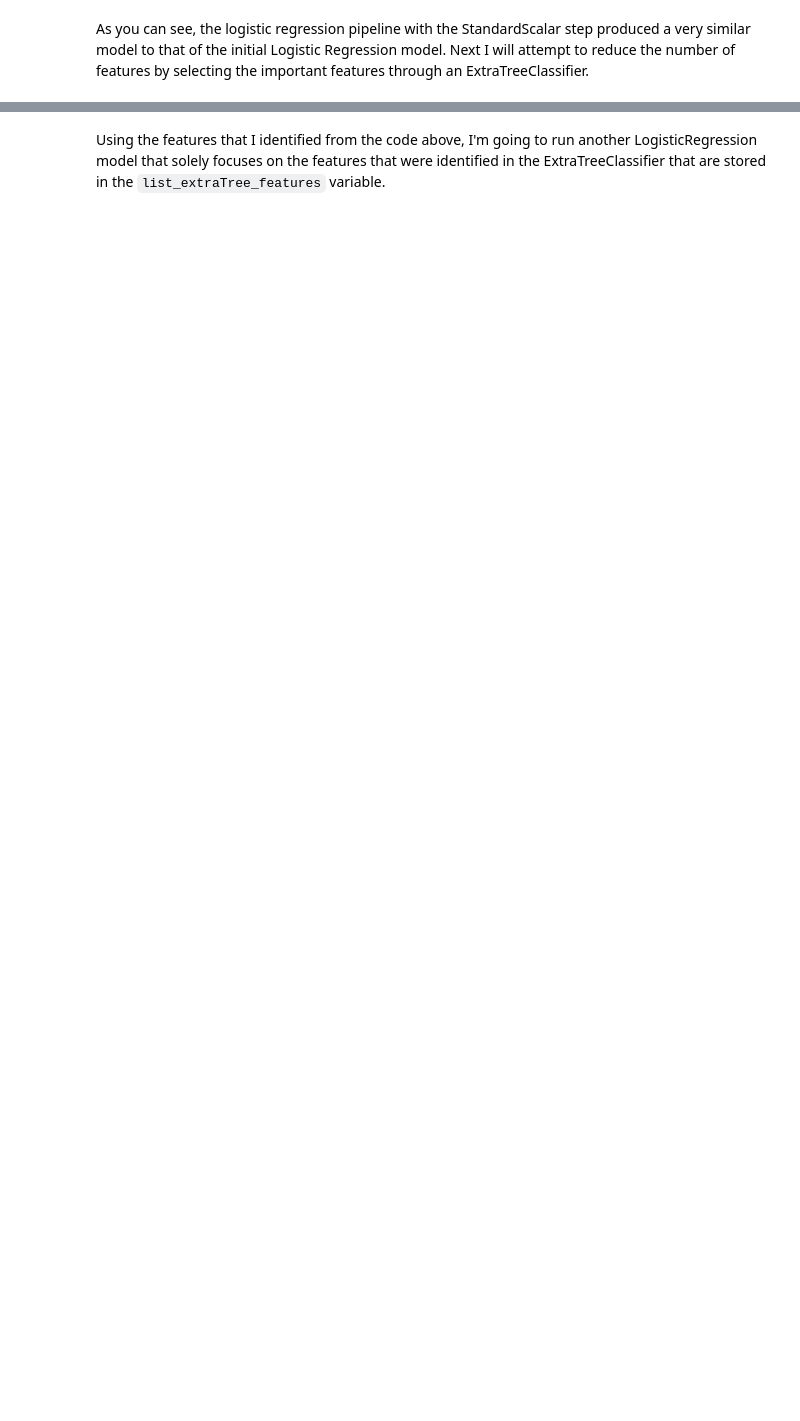
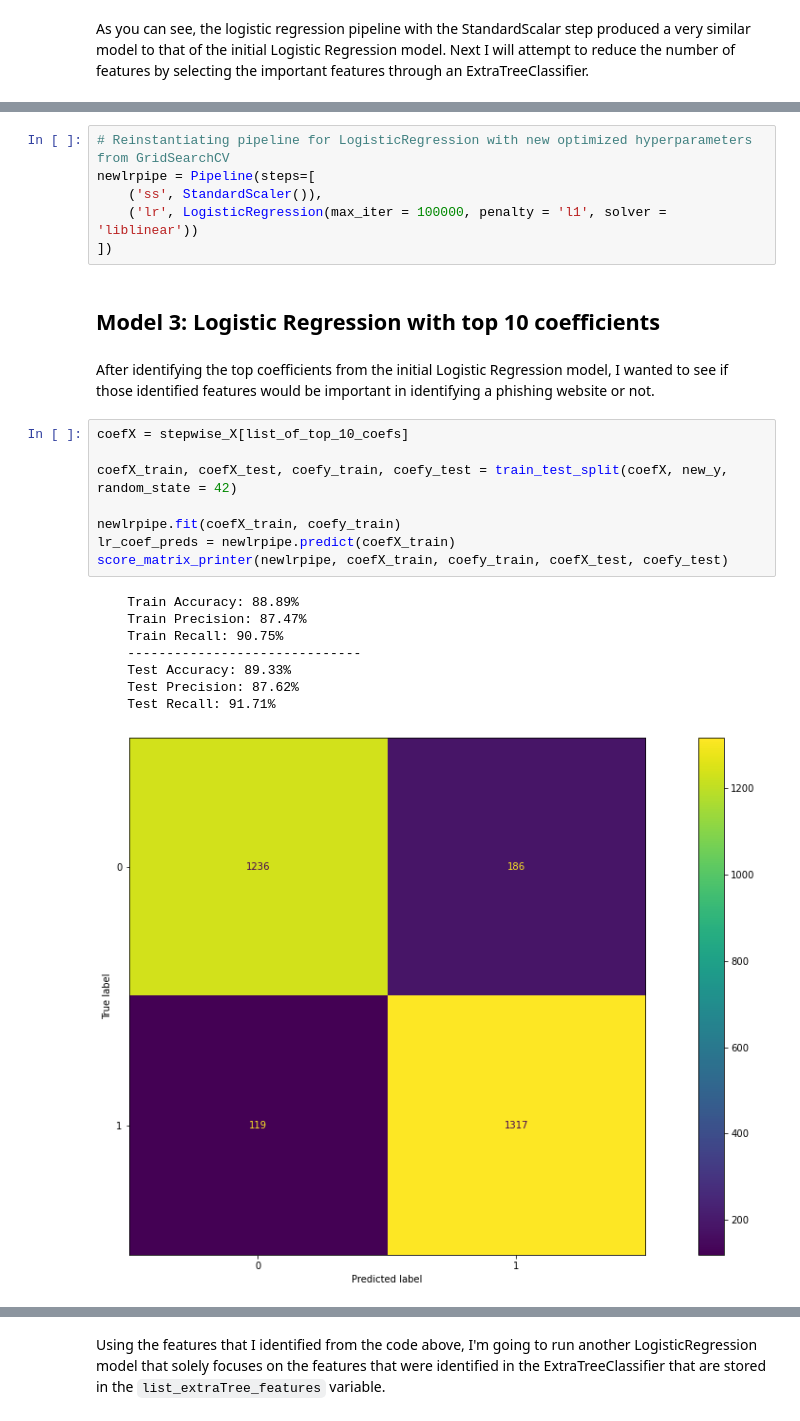
Before and after one commit to petercvuong/Phishing-Detector-Capstone, a Jupyter notebook: Phishing Project Notebook.ipynb, the cells around one changed output, grey strips where cells are left out. Saved outputs shown, nothing was run; the diff lists cells and outputs as text; blank space fills up the shorter version.

```diff
--- a/Phishing Project Notebook.ipynb
+++ b/Phishing Project Notebook.ipynb
@@ -406,0 +469,27 @@ As you can see, the logistic regression pipeline with the StandardScalar step pr
+# %%
+# Reinstantiating pipeline for LogisticRegression with new optimized hyperparameters from GridSearchCV
+newlrpipe = Pipeline(steps=[
+    ('ss', StandardScaler()),
+    ('lr', LogisticRegression(max_iter = 100000, penalty = 'l1', solver = 'liblinear'))
+])
+# %% [markdown]
+## Model 3: Logistic Regression with top 10 coefficients
+# %% [markdown]
+After identifying the top coefficients from the initial Logistic Regression model, I wanted to see if those identified features would be important in identifying a phishing website or not.
+# %%
+coefX = stepwise_X[list_of_top_10_coefs]
+
+coefX_train, coefX_test, coefy_train, coefy_test = train_test_split(coefX, new_y, random_state = 42)
+
+newlrpipe.fit(coefX_train, coefy_train)
+lr_coef_preds = newlrpipe.predict(coefX_train)
+score_matrix_printer(newlrpipe, coefX_train, coefy_train, coefX_test, coefy_test)
+# %% [output]
+    Train Accuracy: 88.89%
+    Train Precision: 87.47%
+    Train Recall: 90.75%
+    ------------------------------
+    Test Accuracy: 89.33%
+    Test Precision: 87.62%
+    Test Recall: 91.71%
+[figure, added]
```
Also changed, not shown: parts of 75 cells of this notebook.
